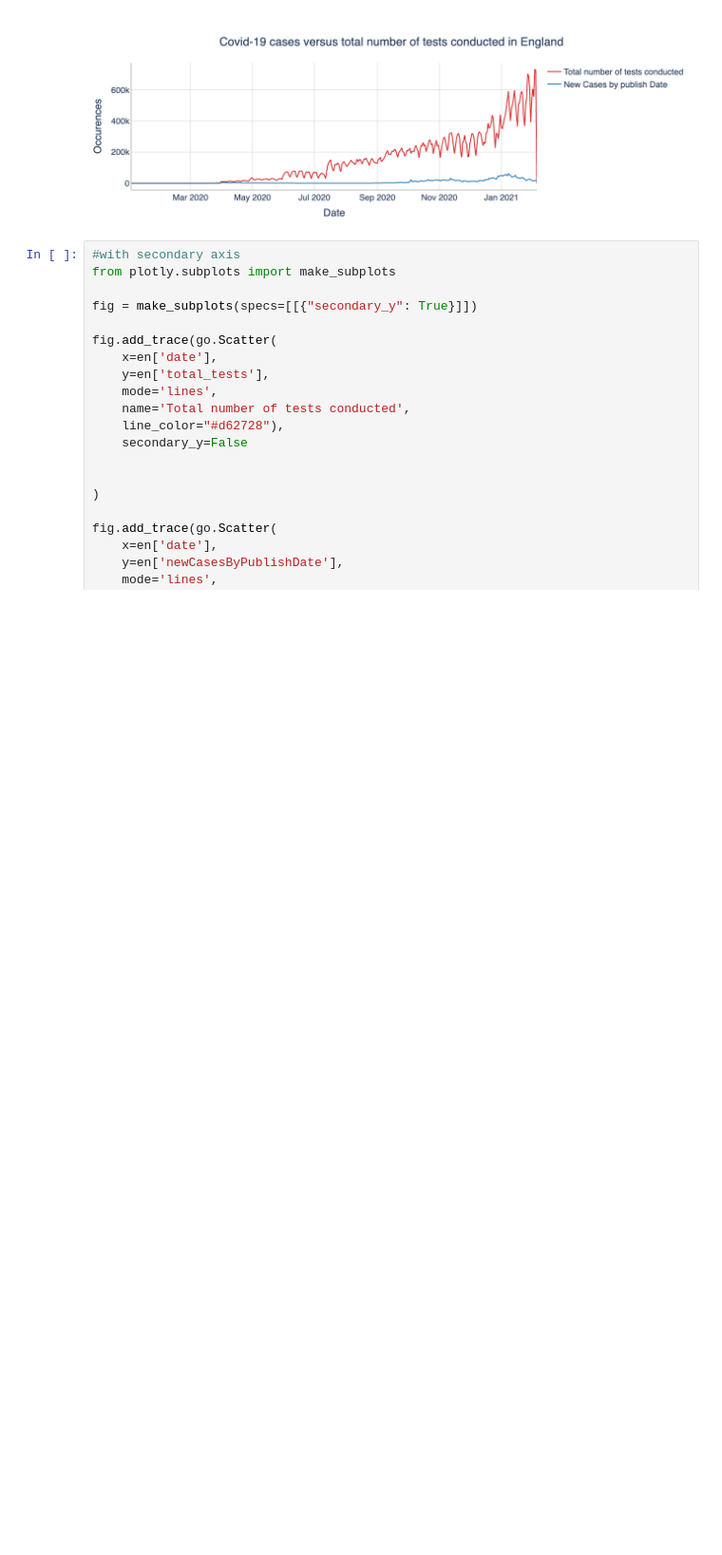
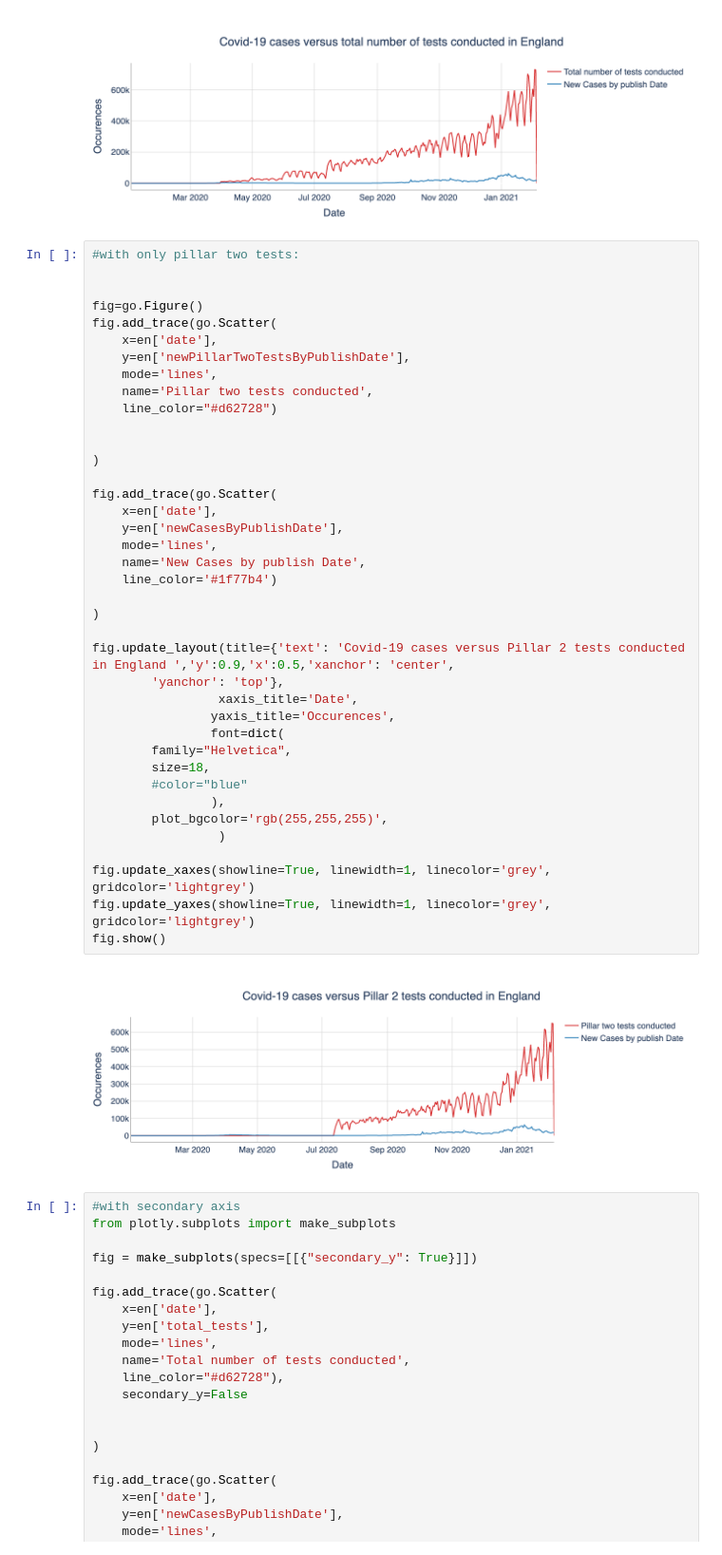
Before and after one commit to Anaraquelpengelly/excess_deaths_dash, a Jupyter notebook: per_lad/PHE_api_case_deaths.ipynb, the cells around one changed output. Shown: that part at 95% size. Saved outputs shown, nothing was run; the diff lists cells and outputs as text; blank space fills up the shorter version.

```diff
--- a/per_lad/PHE_api_case_deaths.ipynb
+++ b/per_lad/PHE_api_case_deaths.ipynb
@@ -351,6 +351,47 @@ fig.update_yaxes(showline=True, linewidth=1, linecolor='grey', gridcolor='lightg
 fig.show()
 # %% [output]
 [figure]
+# %%
+#with only pillar two tests:
+
+
+fig=go.Figure()
+fig.add_trace(go.Scatter(
+    x=en['date'],
+    y=en['newPillarTwoTestsByPublishDate'],
+    mode='lines',
+    name='Pillar two tests conducted',
+    line_color="#d62728")
+
+
+)
+
+fig.add_trace(go.Scatter(
+    x=en['date'],
+    y=en['newCasesByPublishDate'],
+    mode='lines',
+    name='New Cases by publish Date',
+    line_color='#1f77b4')
+
+)
+
+fig.update_layout(title={'text': 'Covid-19 cases versus Pillar 2 tests conducted in England ','y':0.9,'x':0.5,'xanchor': 'center',
+        'yanchor': 'top'},
+                 xaxis_title='Date',
+                yaxis_title='Occurences',
+                font=dict(
+        family="Helvetica",
+        size=18,
+        #color="blue"
+                ),
+        plot_bgcolor='rgb(255,255,255)',
+                 )
+
+fig.update_xaxes(showline=True, linewidth=1, linecolor='grey', gridcolor='lightgrey')
+fig.update_yaxes(showline=True, linewidth=1, linecolor='grey', gridcolor='lightgrey')
+fig.show()
+# %% [output]
+[figure, added]
 # %%
 #with secondary axis
 from plotly.subplots import make_subplots
```
Also changed, not shown: parts of 2 cells of this notebook, 4 other files.
